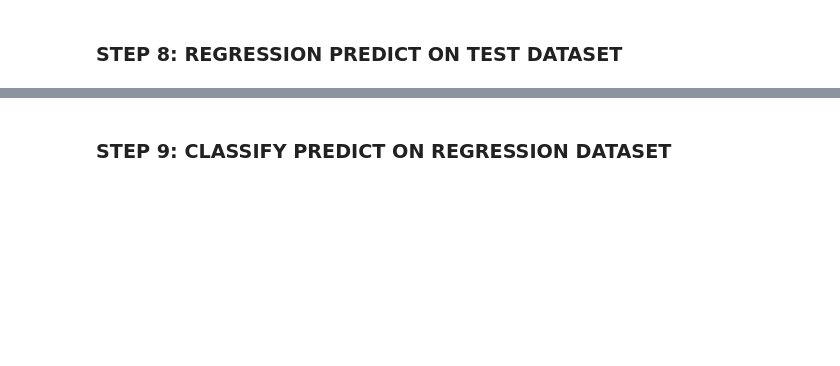
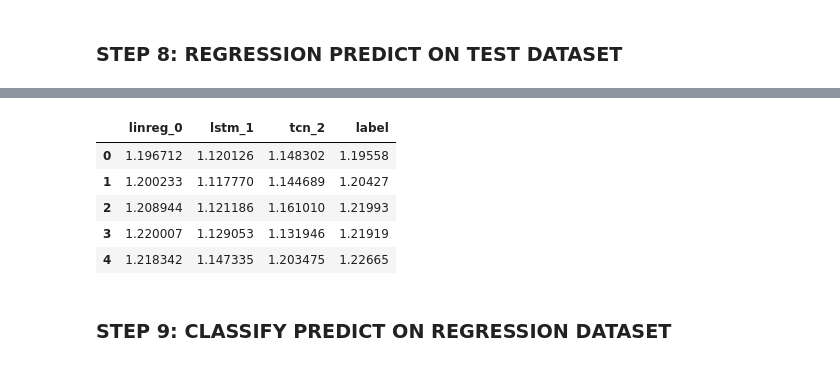
Before and after one commit to DSSaV/pipeline, a Jupyter notebook: create_pipeline.ipynb, the cells around one changed output, grey strips where cells are left out. Drawn from its saved outputs; the diff is of its cells as text; code cells hidden in the pictures; blank space fills up the shorter version.

```diff
--- a/create_pipeline.ipynb
+++ b/create_pipeline.ipynb
@@ -168,3 +172,12 @@ test.head(5)
+# %%
+test_results.head(5)
+# %% [output]
+|  | linreg_0 | lstm_1 | tcn_2 | label |
+| 0 | 1.196712 | 1.120126 | 1.148302 | 1.19558 |
+| 1 | 1.200233 | 1.117770 | 1.144689 | 1.20427 |
+| 2 | 1.208944 | 1.121186 | 1.161010 | 1.21993 |
+| 3 | 1.220007 | 1.129053 | 1.131946 | 1.21919 |
+| 4 | 1.218342 | 1.147335 | 1.203475 | 1.22665 |
 # %% [markdown]
 ### STEP 9: CLASSIFY PREDICT ON REGRESSION DATASET
 # %%
```
Also changed, not shown: parts of 30 cells of this notebook, 2 other files.
